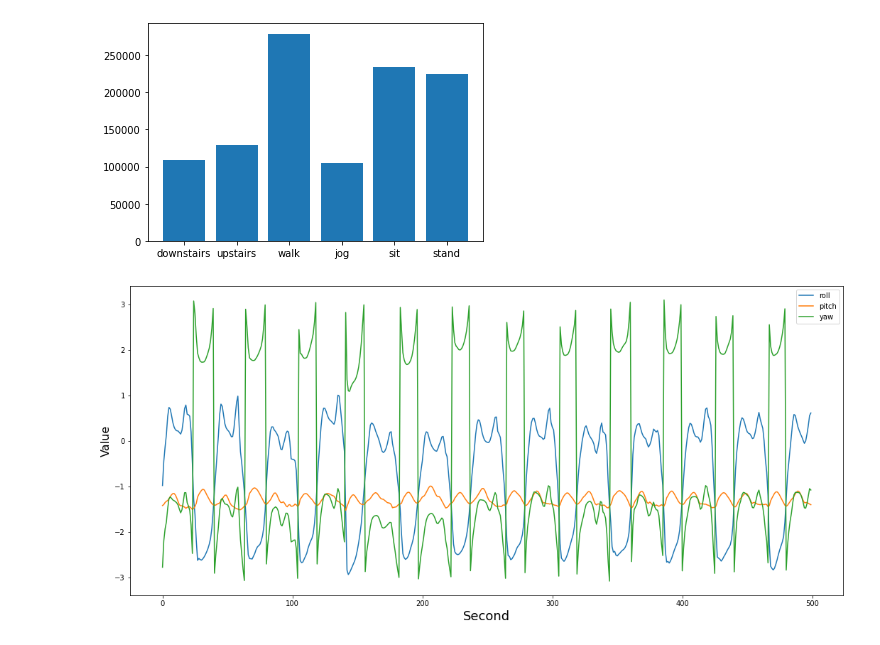
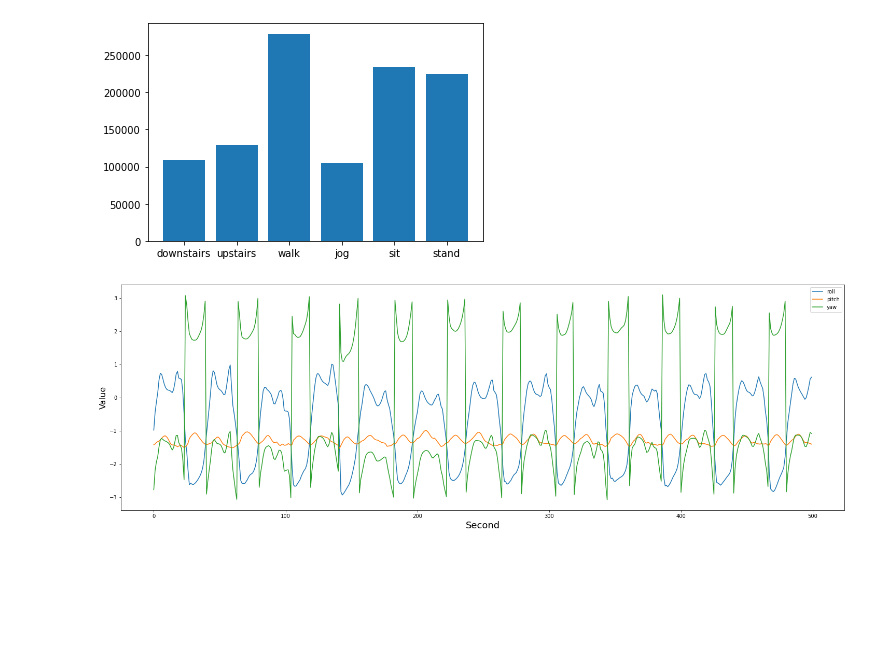
Before and after one commit to cybertraining-dsc/fa20-523-302, a Jupyter notebook: project/code/Wearables.ipynb, the cells around one changed output. Cells and saved outputs as stored; diff of their text form; code cells hidden in the pictures; blank space fills up the shorter version.

```diff
--- a/project/code/Wearables.ipynb
+++ b/project/code/Wearables.ipynb
@@ -101,21 +227,21 @@ plt.bar(x, occurences)  # plot class occurences in data set
 # %%
 # plot jogging movement over time from provided code
 
 ## male
 data = train_ts[train_ts[:,-1]==1]
 ## jogging
 data = data[data[:,-4]==1]
 ## 10 seconds
 data = pd.DataFrame(data[10000:10500,0:3])
 data.plot()
 plt.xlabel('Second', fontsize=18)
 plt.ylabel('Value', fontsize=16)
 lgnd=plt.legend()
 lgnd.get_texts()[0].set_text('roll')
 lgnd.get_texts()[1].set_text('pitch')
 lgnd.get_texts()[2].set_text('yaw')
 fig = plt.gcf()
-fig.set_size_inches(18, 8)
+fig.set_size_inches(25, 8)
 plt.show()
 # %% [output]
-[figure, old version]
+[figure, new version]
```
Also changed, not shown: parts of 11 cells of this notebook, 1 other file.
